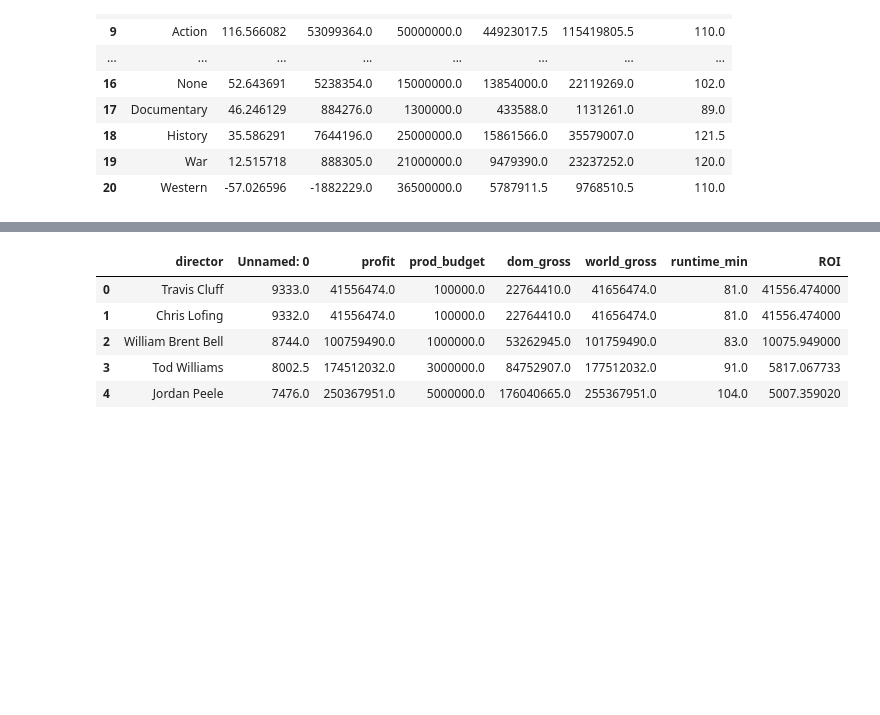
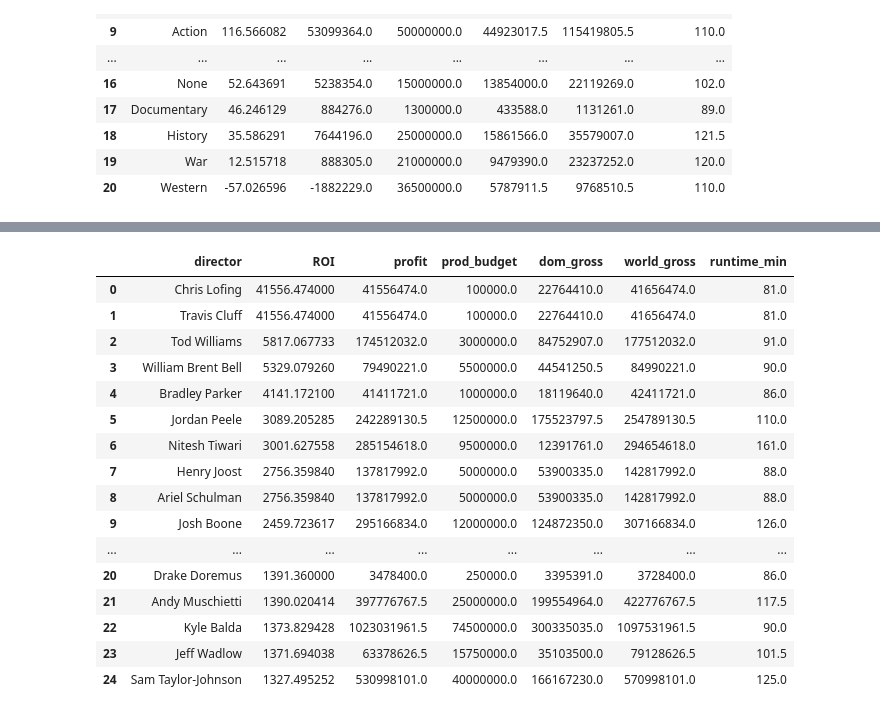
Before and after one commit to JoshuaGottlieb/Microsoft-Movie-Recommendation, a Jupyter notebook: Jocel-Folder/EDA.ipynb, the cells around one changed output, grey strips where cells are left out. Cells and saved outputs as stored; diff of their text form; code cells hidden in the pictures; blank space fills up the shorter version.

Commit message:
plotted visuals using roi, genre, director and writed, also filtered the dataframe by release date

```diff
--- a/Jocel-Folder/EDA.ipynb
+++ b/Jocel-Folder/EDA.ipynb
@@ -5,9 +5,8 @@ import seaborn as sns
 import matplotlib.pyplot as plt
 import plotly.express as px
 # %%
-df = pd.read_csv("../zippedData/merged_data.csv")
+df = pd.read_parquet('../zippedData/merged_data.parquet')
+df["release_date"] = df["release_date"].apply(pd.to_datetime)
 df
-
-# merged on "year"
 # %% [output]
 |  | title | ROI | profit | prod_budget | dom_gross | world_gross | genres | director | writer | ... |
@@ -25,5 +24,7 @@ df
 5698 rows × 11 columns
 # %%
-from ast import literal_eval
-df['genres'] = df['genres'].apply(literal_eval)
 test = df.explode('genres')
+test
+# movie_info_df["genres"] = movie_info_df["genres"].str.split(pat = "|")
+# movie_info_df = movie_info_df.explode("genres")
+# movie_info_df
@@ -73,6 +72,6 @@ fig.show();
 [interactive output not drawn]
 [interactive output not drawn]
 # %%
-grouped_median_by_director = test.groupby(["director"]).median().sort_values("ROI", ascending = False).reset_index()
-grouped_median_by_director
+test1 = df.explode("director")
+test1
 # %% [output]
@@ -92,12 +91,22 @@ grouped_median_by_director
 # %%
-from ast import literal_eval
-df['writers'] = df['writer'].apply(literal_eval)
-test = df.explode('writers')
+grouped_median_by_director = test1.groupby(["director"]).median().sort_values("ROI", ascending = False).reset_index().head(25)
+grouped_median_by_director
 # %% [output]
-|  | director | Unnamed: 0 | profit | prod_budget | dom_gross | world_gross | runtime_min | ROI |
-| 0 | Travis Cluff | 9333.0 | 41556474.0 | 100000.0 | 22764410.0 | 41656474.0 | 81.0 | 41556.474000 |
-| 1 | Chris Lofing | 9332.0 | 41556474.0 | 100000.0 | 22764410.0 | 41656474.0 | 81.0 | 41556.474000 |
-| 2 | William Brent Bell | 8744.0 | 100759490.0 | 1000000.0 | 53262945.0 | 101759490.0 | 83.0 | 10075.949000 |
-| 3 | Tod Williams | 8002.5 | 174512032.0 | 3000000.0 | 84752907.0 | 177512032.0 | 91.0 | 5817.067733 |
-| 4 | Jordan Peele | 7476.0 | 250367951.0 | 5000000.0 | 176040665.0 | 255367951.0 | 104.0 | 5007.359020 |
+|  | director | ROI | profit | prod_budget | dom_gross | world_gross | runtime_min |
+| 0 | Chris Lofing | 41556.474000 | 41556474.0 | 100000.0 | 22764410.0 | 41656474.0 | 81.0 |
+| 1 | Travis Cluff | 41556.474000 | 41556474.0 | 100000.0 | 22764410.0 | 41656474.0 | 81.0 |
+| 2 | Tod Williams | 5817.067733 | 174512032.0 | 3000000.0 | 84752907.0 | 177512032.0 | 91.0 |
+| 3 | William Brent Bell | 5329.079260 | 79490221.0 | 5500000.0 | 44541250.5 | 84990221.0 | 90.0 |
+| 4 | Bradley Parker | 4141.172100 | 41411721.0 | 1000000.0 | 18119640.0 | 42411721.0 | 86.0 |
+| 5 | Jordan Peele | 3089.205285 | 242289130.5 | 12500000.0 | 175523797.5 | 254789130.5 | 110.0 |
+| 6 | Nitesh Tiwari | 3001.627558 | 285154618.0 | 9500000.0 | 12391761.0 | 294654618.0 | 161.0 |
+| 7 | Henry Joost | 2756.359840 | 137817992.0 | 5000000.0 | 53900335.0 | 142817992.0 | 88.0 |
+| 8 | Ariel Schulman | 2756.359840 | 137817992.0 | 5000000.0 | 53900335.0 | 142817992.0 | 88.0 |
+| 9 | Josh Boone | 2459.723617 | 295166834.0 | 12000000.0 | 124872350.0 | 307166834.0 | 126.0 |
+| ... | ... | ... | ... | ... | ... | ... | ... |
+| 20 | Drake Doremus | 1391.360000 | 3478400.0 | 250000.0 | 3395391.0 | 3728400.0 | 86.0 |
+| 21 | Andy Muschietti | 1390.020414 | 397776767.5 | 25000000.0 | 199554964.0 | 422776767.5 | 117.5 |
+| 22 | Kyle Balda | 1373.829428 | 1023031961.5 | 74500000.0 | 300335035.0 | 1097531961.5 | 90.0 |
+| 23 | Jeff Wadlow | 1371.694038 | 63378626.5 | 15750000.0 | 35103500.0 | 79128626.5 | 101.5 |
+| 24 | Sam Taylor-Johnson | 1327.495252 | 530998101.0 | 40000000.0 | 166167230.0 | 570998101.0 | 125.0 |
 # %%
```
Also changed, not shown: parts of 9 cells of this notebook.
